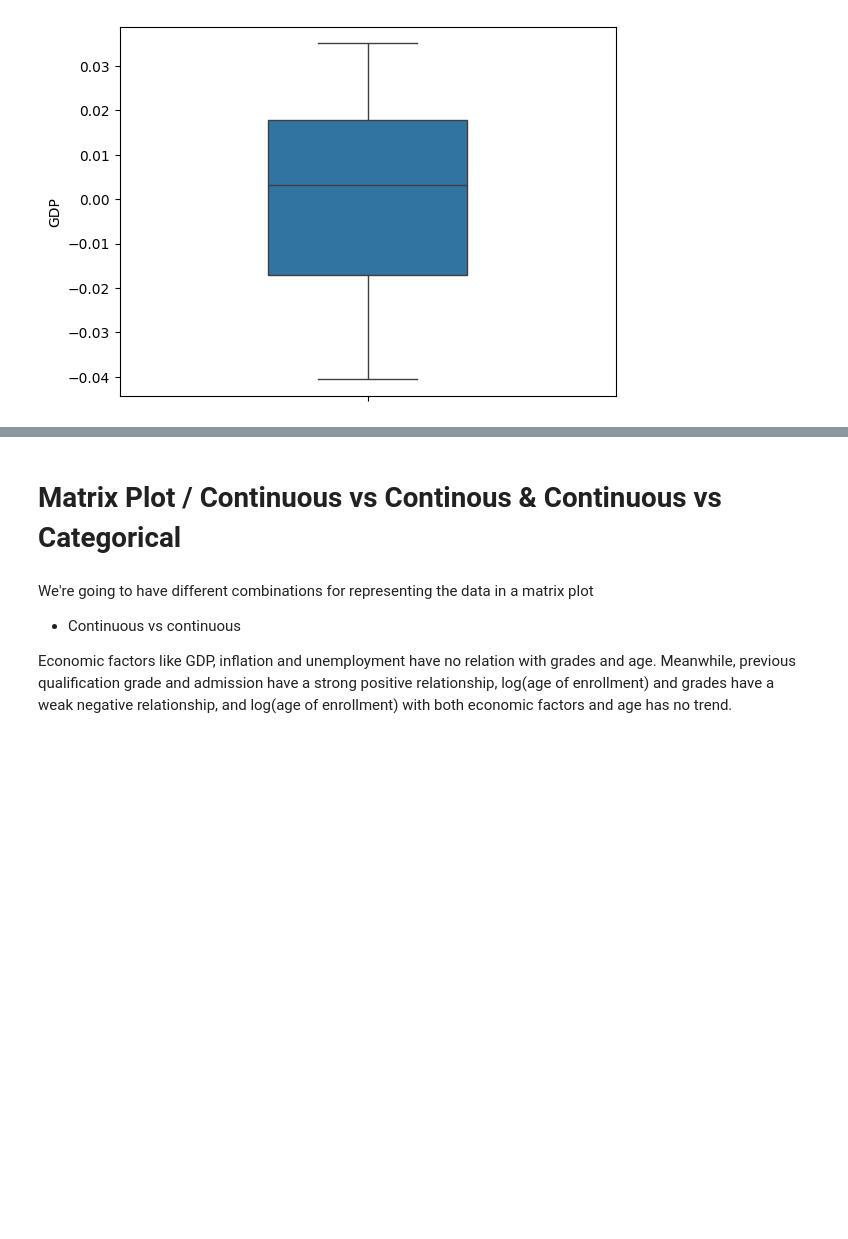
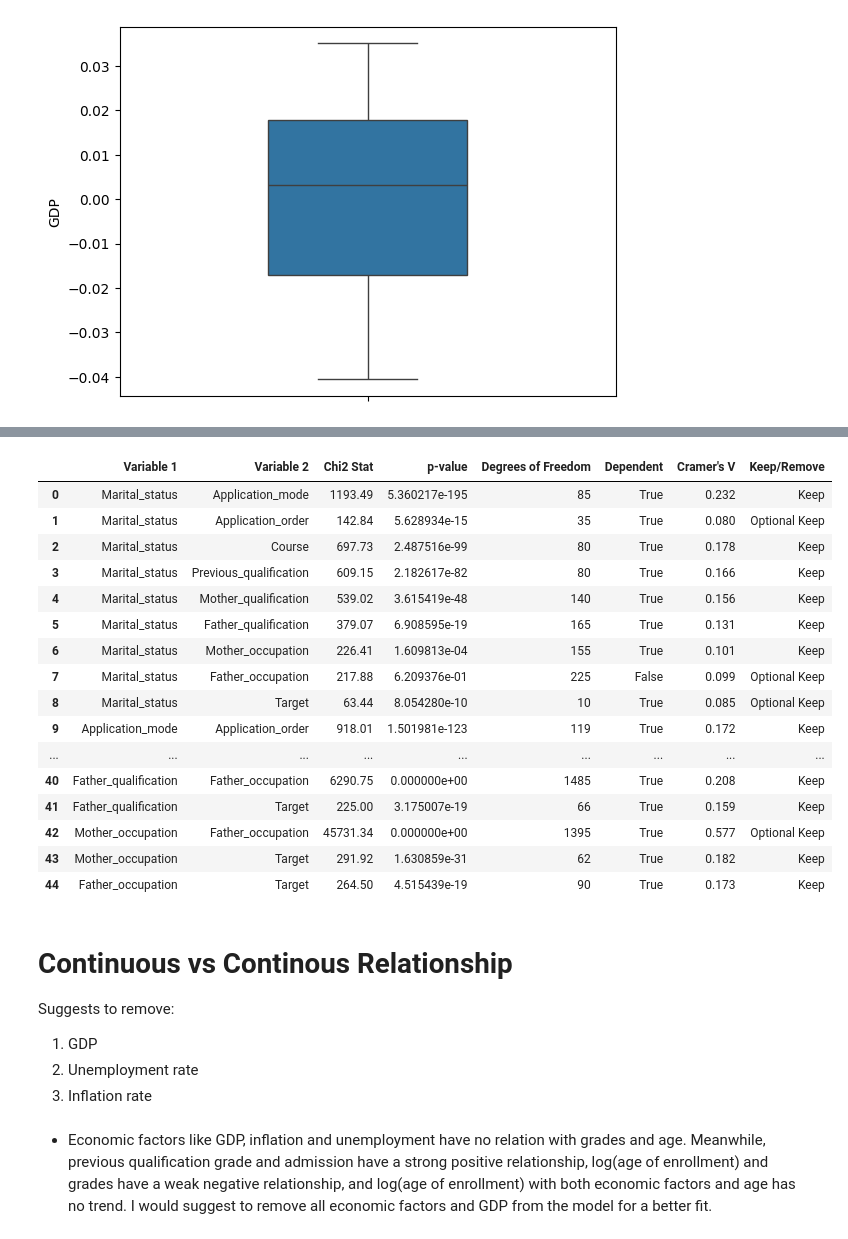
Before and after one commit to KaterynaTekmenzhi/CapstoneProject2025, a Jupyter notebook: Portugal_Data_Explore.ipynb, the cells around one changed output, grey strips where cells are left out. Drawn from its saved outputs; the diff is of its cells as text; code cells hidden in the pictures; blank space fills up the shorter version.

```diff
--- a/Portugal_Data_Explore.ipynb
+++ b/Portugal_Data_Explore.ipynb
@@ -399,11 +404,57 @@ chi2_results
+# %%
+# Step 1: Identify and remove binary columns (0/1)
+binary_cols = [col for col in df.columns if set(df[col].dropna().unique()) <= {0, 1}]
+nominal_df = df.select_dtypes(include=['int64']).drop(columns=binary_cols)
+
+# Step 2: Define your nominal columns
+nominal_columns = [
+    "Marital_status",
+    "Application_mode",
+    "Application_order",
+    "Course",
+    "Previous_qualification",
+    "Mother_qualification",
+    "Father_qualification",
+    "Mother_occupation",
+    "Father_occupation",
+    "Target"
+]
+
+
+# Step 3: Run chi-squared and Cramér's V
+chi2_cramer_results = run_chi2_with_cramers_v(nominal_df, nominal_columns)
+
+#adding the keep or remove column:
+
+chi2_cramer_results['Keep/Remove'] = chi2_cramer_results.apply(interpret_significance, axis=1)
+chi2_cramer_results
+# %% [output]
+|  | Variable 1 | Variable 2 | Chi2 Stat | p-value | Degrees of Freedom | Dependent | Cramer's V | Keep/Remove |
+| 0 | Marital_status | Application_mode | 1193.49 | 5.360217e-195 | 85 | True | 0.232 | Keep |
+| 1 | Marital_status | Application_order | 142.84 | 5.628934e-15 | 35 | True | 0.080 | Optional Keep |
+| 2 | Marital_status | Course | 697.73 | 2.487516e-99 | 80 | True | 0.178 | Keep |
+| 3 | Marital_status | Previous_qualification | 609.15 | 2.182617e-82 | 80 | True | 0.166 | Keep |
+| 4 | Marital_status | Mother_qualification | 539.02 | 3.615419e-48 | 140 | True | 0.156 | Keep |
+| 5 | Marital_status | Father_qualification | 379.07 | 6.908595e-19 | 165 | True | 0.131 | Keep |
+| 6 | Marital_status | Mother_occupation | 226.41 | 1.609813e-04 | 155 | True | 0.101 | Keep |
+| 7 | Marital_status | Father_occupation | 217.88 | 6.209376e-01 | 225 | False | 0.099 | Optional Keep |
+| 8 | Marital_status | Target | 63.44 | 8.054280e-10 | 10 | True | 0.085 | Optional Keep |
+| 9 | Application_mode | Application_order | 918.01 | 1.501981e-123 | 119 | True | 0.172 | Keep |
+| ... | ... | ... | ... | ... | ... | ... | ... | ... |
+| 40 | Father_qualification | Father_occupation | 6290.75 | 0.000000e+00 | 1485 | True | 0.208 | Keep |
+| 41 | Father_qualification | Target | 225.00 | 3.175007e-19 | 66 | True | 0.159 | Keep |
+| 42 | Mother_occupation | Father_occupation | 45731.34 | 0.000000e+00 | 1395 | True | 0.577 | Optional Keep |
+| 43 | Mother_occupation | Target | 291.92 | 1.630859e-31 | 62 | True | 0.182 | Keep |
+| 44 | Father_occupation | Target | 264.50 | 4.515439e-19 | 90 | True | 0.173 | Keep |
 # %% [markdown]
-# Matrix Plot / Continuous vs Continous & Continuous vs Categorical
+# Continuous vs Continous Relationship
+
+Suggests to remove:
+1. GDP
+2. Unemployment rate
+3. Inflation rate
 # %% [markdown]
-We're going to have different combinations for representing the data in a matrix plot
-
-- Continuous vs continuous
-
-Economic factors like GDP, inflation and unemployment have no relation with grades and age. Meanwhile, previous qualification grade and admission have a strong positive relationship, log(age of enrollment) and grades have a weak negative relationship, and log(age of enrollment) with both economic factors and age has no trend.
+- Economic factors like GDP, inflation and unemployment have no relation with grades and age. Meanwhile, previous qualification grade and admission have a strong positive relationship, log(age of enrollment) and grades have a weak negative relationship, and log(age of enrollment) with both economic factors and age has no trend. I would suggest to remove all economic factors and GDP from the model for a better fit.
 # %%
 sns.pairplot(cont_df)
 # %% [output]
```
Also changed, not shown: parts of 50 cells of this notebook.
